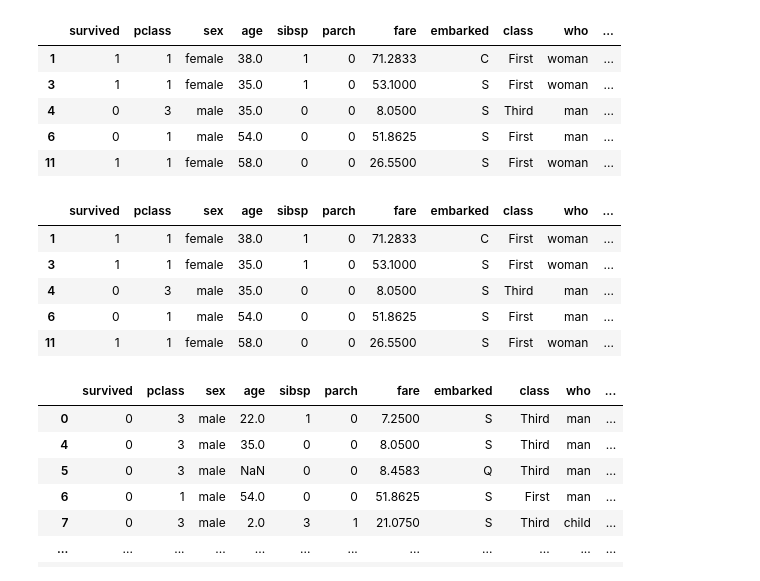
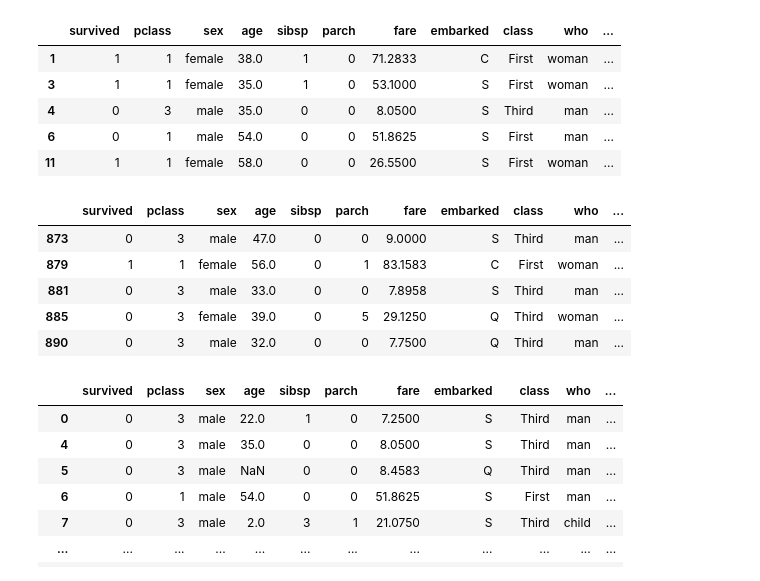
Before and after one commit to RoktimTaye/TIHAN-HYDRABAD-CLASSES, a Jupyter notebook: MODULE 1/Titanic.ipynb, the cells around one changed output. Cells and saved outputs as stored; diff of their text form; code cells hidden in the pictures.

Commit message:
August 3 third commit

```diff
--- a/MODULE 1/Titanic.ipynb
+++ b/MODULE 1/Titanic.ipynb
@@ -111,14 +111,14 @@ df[df['age'] > 30].head() # Fetching first 5 passengers older than 30 years
 | 6 | 0 | 1 | male | 54.0 | 0 | 0 | 51.8625 | S | First | man | ... |
 | 11 | 1 | 1 | female | 58.0 | 0 | 0 | 26.5500 | S | First | woman | ... |
 # %%
-df[df['age'] > 30].head() # Fetching last 5 passengers older than 30 years
+df[df['age'] > 30].tail() # Fetching last 5 passengers older than 30 years
 # %% [output]
 |  | survived | pclass | sex | age | sibsp | parch | fare | embarked | class | who | ... |
-| 1 | 1 | 1 | female | 38.0 | 1 | 0 | 71.2833 | C | First | woman | ... |
-| 3 | 1 | 1 | female | 35.0 | 1 | 0 | 53.1000 | S | First | woman | ... |
-| 4 | 0 | 3 | male | 35.0 | 0 | 0 | 8.0500 | S | Third | man | ... |
-| 6 | 0 | 1 | male | 54.0 | 0 | 0 | 51.8625 | S | First | man | ... |
-| 11 | 1 | 1 | female | 58.0 | 0 | 0 | 26.5500 | S | First | woman | ... |
+| 873 | 0 | 3 | male | 47.0 | 0 | 0 | 9.0000 | S | Third | man | ... |
+| 879 | 1 | 1 | female | 56.0 | 0 | 1 | 83.1583 | C | First | woman | ... |
+| 881 | 0 | 3 | male | 33.0 | 0 | 0 | 7.8958 | S | Third | man | ... |
+| 885 | 0 | 3 | female | 39.0 | 0 | 5 | 29.1250 | Q | Third | woman | ... |
+| 890 | 0 | 3 | male | 32.0 | 0 | 0 | 7.7500 | Q | Third | man | ... |
 # %%
 df[df['sex'].isin(['male'])] # Fetching male passengers
 # %% [output]
```
